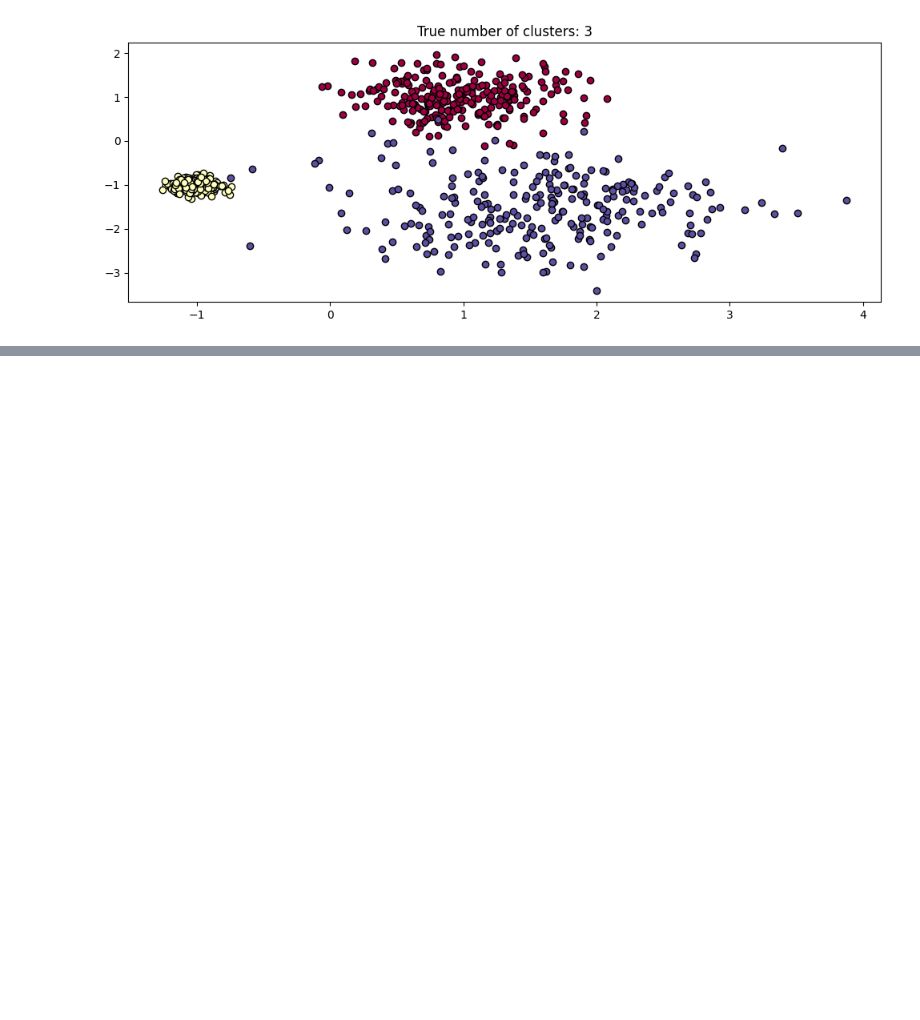
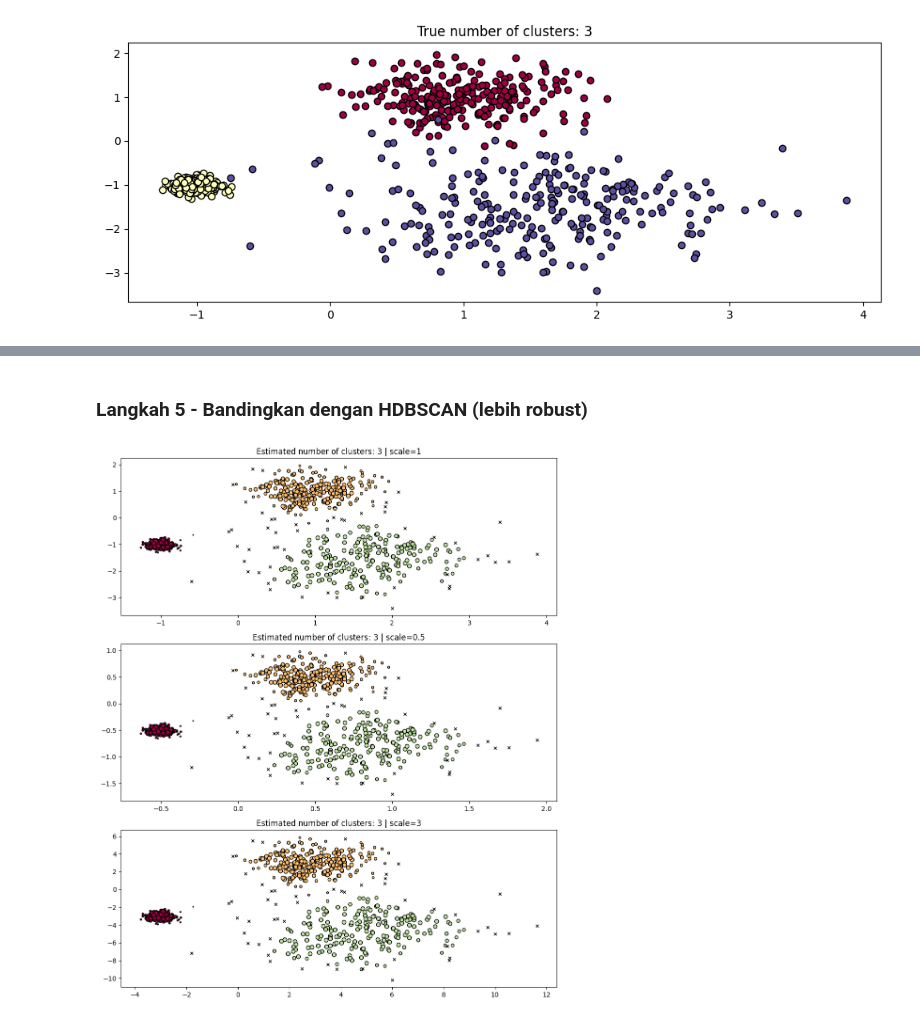
Before and after one commit to RizkyaSalsabila/Assignment-Sem5_ML_Rizkya-Salsabila, a Jupyter notebook: praktikum_05/TG5_2341720056_Rizkya_Salsabila.ipynb, the cells around one changed output, grey strips where cells are left out. Drawn from its saved outputs; the diff is of its cells as text; code cells hidden in the pictures; blank space fills up the shorter version.

```diff
--- a/praktikum_05/TG5_2341720056_Rizkya_Salsabila.ipynb
+++ b/praktikum_05/TG5_2341720056_Rizkya_Salsabila.ipynb
@@ -115,0 +147,18 @@ plot(X, labels=labels_true, ground_truth=True)
+# %% [markdown]
+### Langkah 5 - Bandingkan dengan HDBSCAN (lebih robust)
+# %%
+# membuat subplot sebanyak 3 baris, 1 kolom dengan ukuran 10x12 inci
+fig, axes = plt.subplots(3, 1,figsize=(10, 12))
+
+# menginisialisasi algoritma HDBSCAN (lebih robust daripada DBSCAN)
+hdb = hdbscan.HDBSCAN()
+
+# melakukan perulangan pada data dengan tiga skala yang berbeda
+for idx, scale in enumerate([1, 0.5, 3]):
+  # melatih model HDBSCAN pada data yang telah diskalakan
+  hdb.fit(X * scale)
+
+  # menampilkan hasil clustering dan proba
+  plot(X * scale, hdb.labels_, hdb.probabilities_, ax=axes[idx], parameters={"scale": scale})
+# %% [output]
+[figure, added]
```
Also changed, not shown: parts of 10 cells of this notebook.
